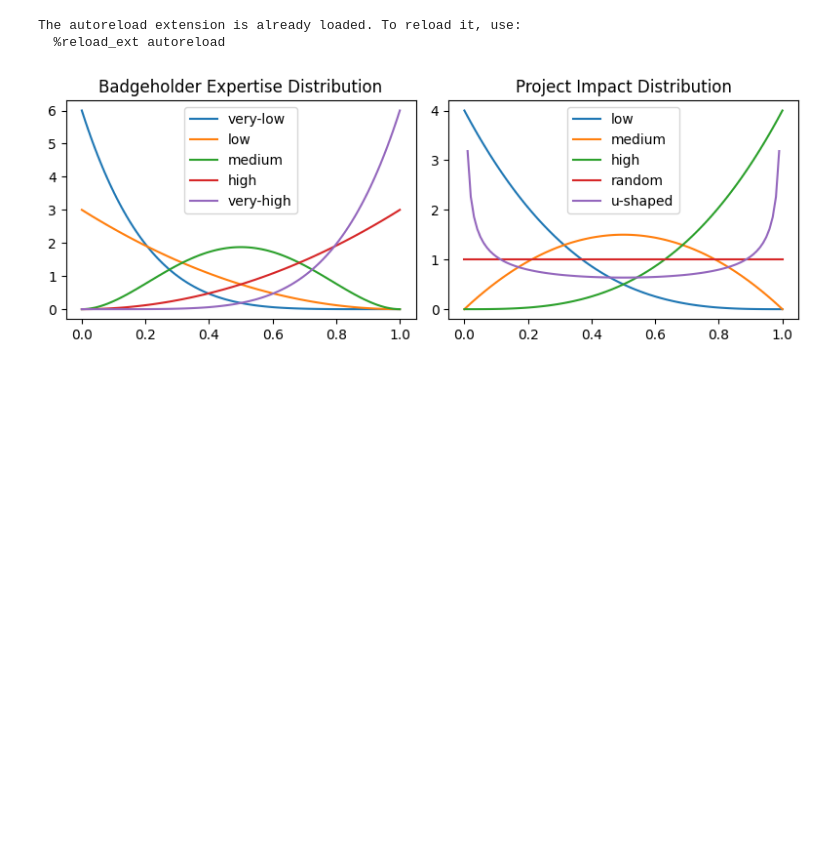
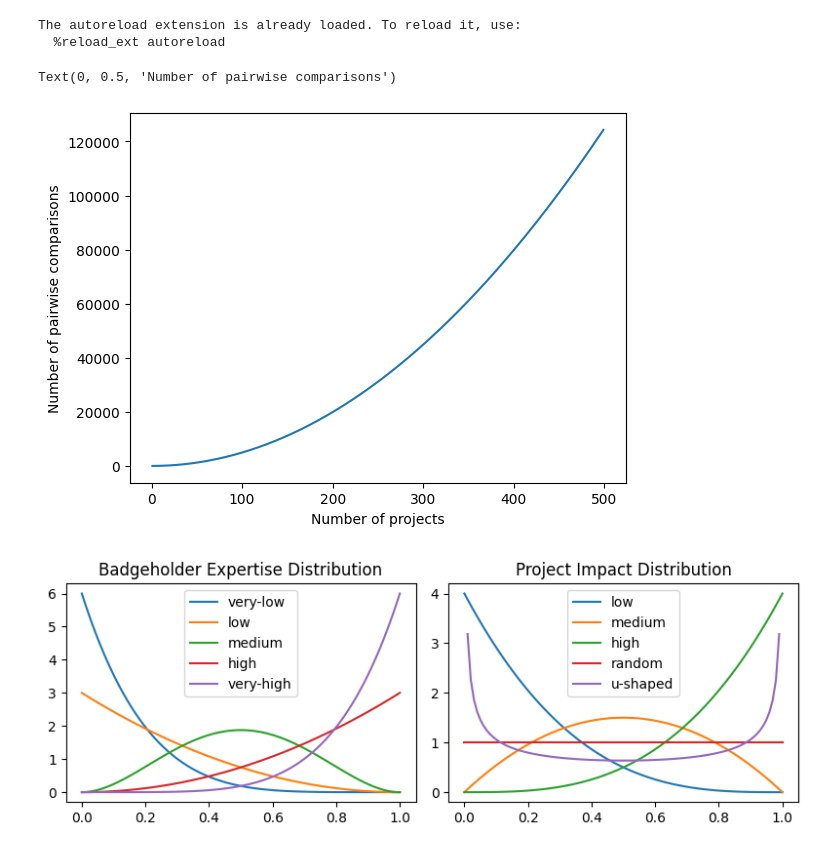
Before and after one commit to CELtd/voting_mechanism_design, a Jupyter notebook: notebooks/skewed_pairwise_mc.ipynb, the cells around one changed output. Drawn from its saved outputs; the diff is of its cells as text; code cells hidden in the pictures; blank space fills up the shorter version.

```diff
--- a/notebooks/skewed_pairwise_mc.ipynb
+++ b/notebooks/skewed_pairwise_mc.ipynb
@@ -21,6 +21,20 @@ import scipy.stats as stats
 
 from tqdm.auto import tqdm
 from joblib import Parallel, delayed
+# %%
+# show growth curve for how fast the number of pairs to compare grows
+n_projects_vec = np.arange(1, 500)
+ncombs = []
+for n_projects in n_projects_vec:
+    n_pairs = math.comb(n_projects, 2)
+    ncombs.append(n_pairs)
+
+plt.plot(n_projects_vec, ncombs)
+plt.xlabel('Number of projects')
+plt.ylabel('Number of pairwise comparisons')
+# %% [output]
+Text(0, 0.5, 'Number of pairwise comparisons')
+[figure, added]
 # %%
 # round design variables
 
```
Also changed, not shown: parts of 5 cells of this notebook, 1 other file.
